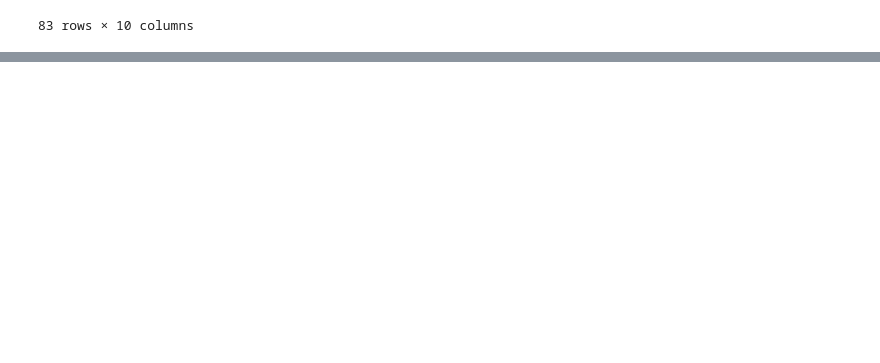
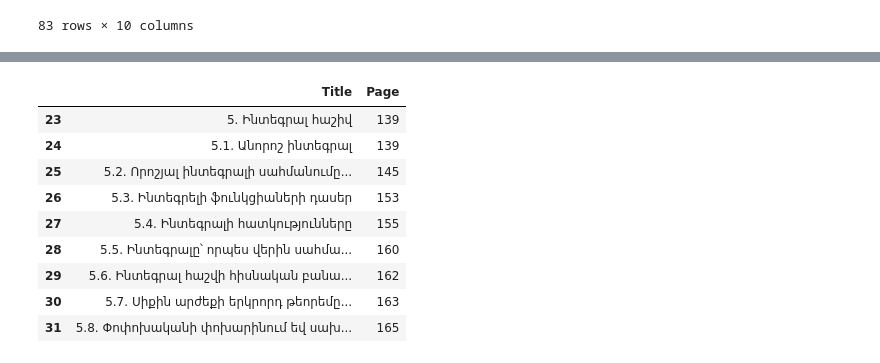
Before and after one commit to HaykTarkhanyan/manr_munr, a Jupyter notebook: musoyan/bzbz.ipynb, the cells around one changed output, grey strips where cells are left out. Drawn from its saved outputs; the diff is of its cells as text; code cells hidden in the pictures; blank space fills up the shorter version.

```diff
--- a/musoyan/bzbz.ipynb
+++ b/musoyan/bzbz.ipynb
@@ -657,0 +686,13 @@ Number of comments
+# %%
+df_bookmarks[df_bookmarks["Title"].str.startswith("5.")]
+# %% [output]
+|  | Title | Page |
+| 23 | 5. Ինտեգրալ հաշիվ | 139 |
+| 24 | 5.1. Անորոշ ինտեգրալ | 139 |
+| 25 | 5.2. Որոշյալ ինտեգրալի սահմանումը... | 145 |
+| 26 | 5.3. Ինտեգրելի ֆունկցիաների դասեր | 153 |
+| 27 | 5.4. Ինտեգրալի հատկությունները | 155 |
+| 28 | 5.5. Ինտեգրալը՝ որպես վերին սահմա... | 160 |
+| 29 | 5.6. Ինտեգրալ հաշվի հիսնական բանա... | 162 |
+| 30 | 5.7. Սիքին արժեքի երկրորդ թեորեմը... | 163 |
+| 31 | 5.8. Փոփոխականի փոխարինում եվ սախ... | 165 |
```
Also changed, not shown: parts of 5 cells of this notebook, 8 other files.
